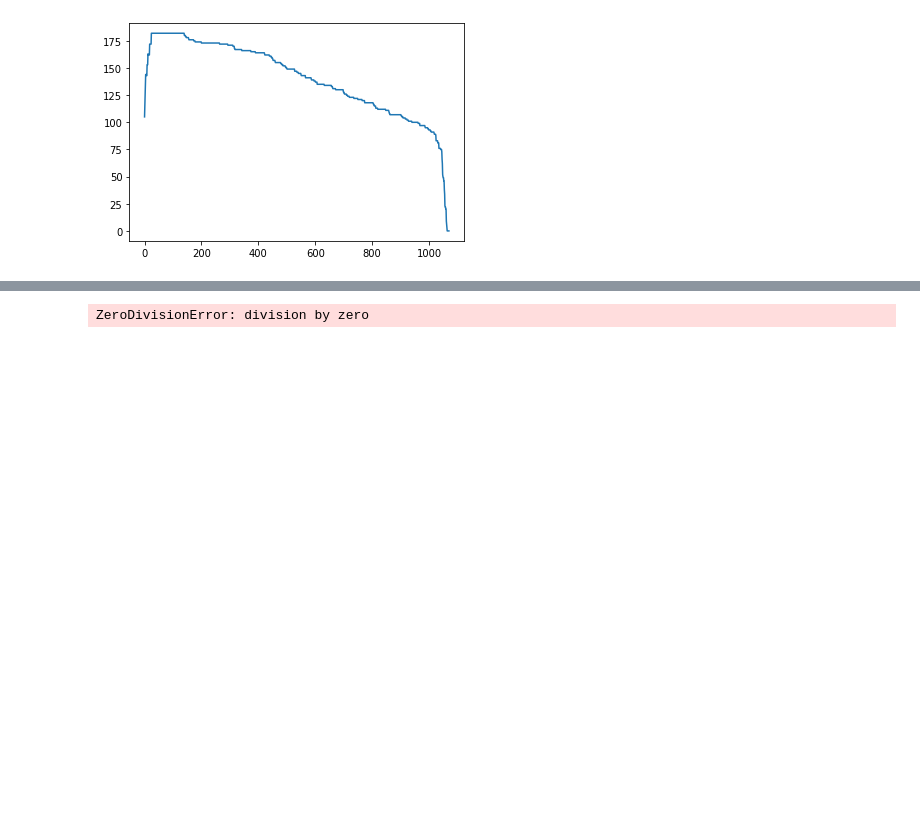
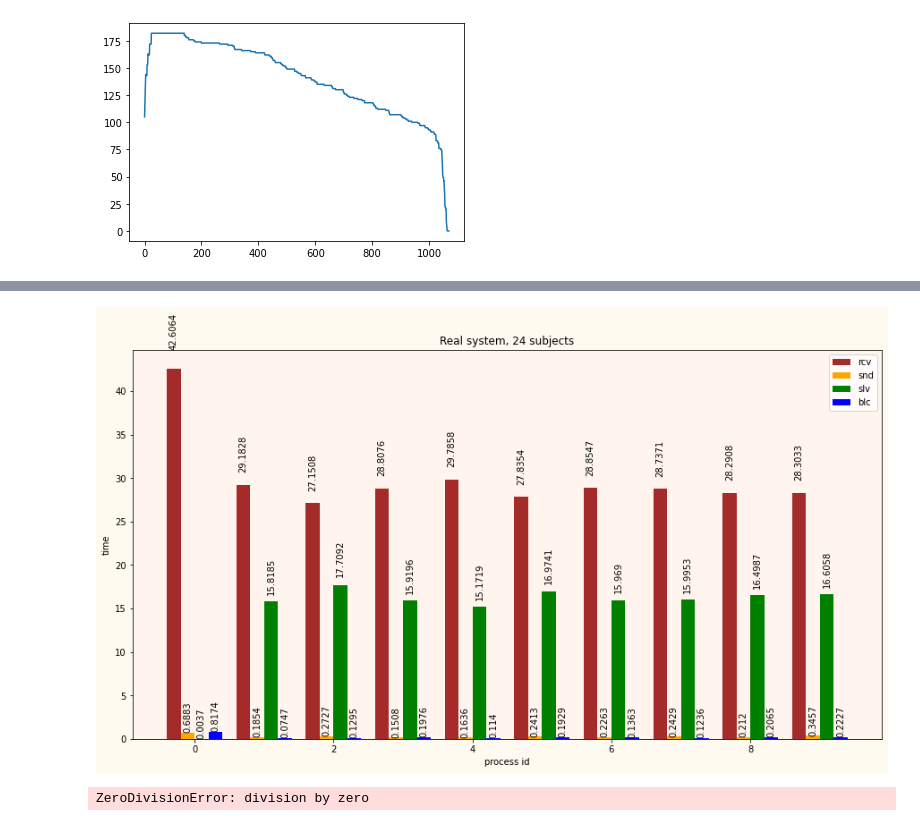
Before and after one commit to amonin7/knapsack_solution, a Jupyter notebook: Visualization.ipynb, the cells around one changed output, grey strips where cells are left out. Cells and saved outputs as stored; diff of their text form; code cells hidden in the pictures; blank space fills up the shorter version.

```diff
--- a/Visualization.ipynb
+++ b/Visualization.ipynb
@@ -153,3 +236,7 @@ count('Trace.csv', 'Communication.csv')
+# %%
+plot_statistics('TraceC.csv', 'Real system, 24 subjects')
+# %% [output]
+[figure, added]
 # %%
 am = 0
 suma = (0, 0)
```
Also changed, not shown: parts of 10 cells of this notebook, 1 other file.
